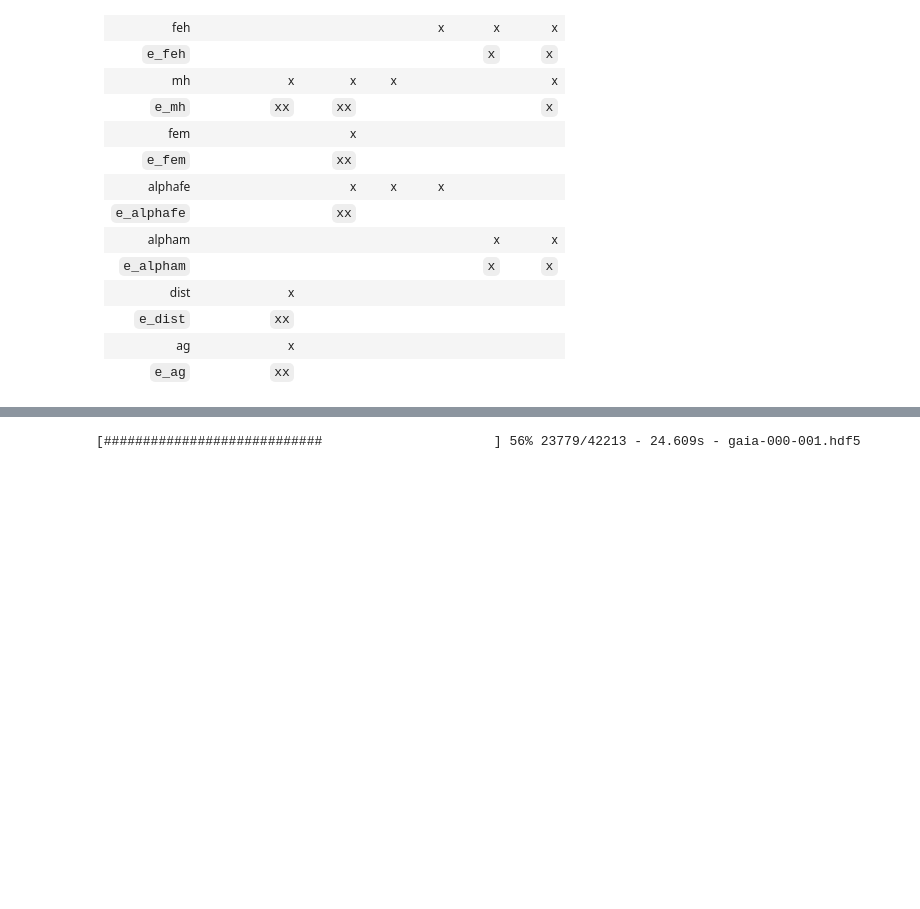
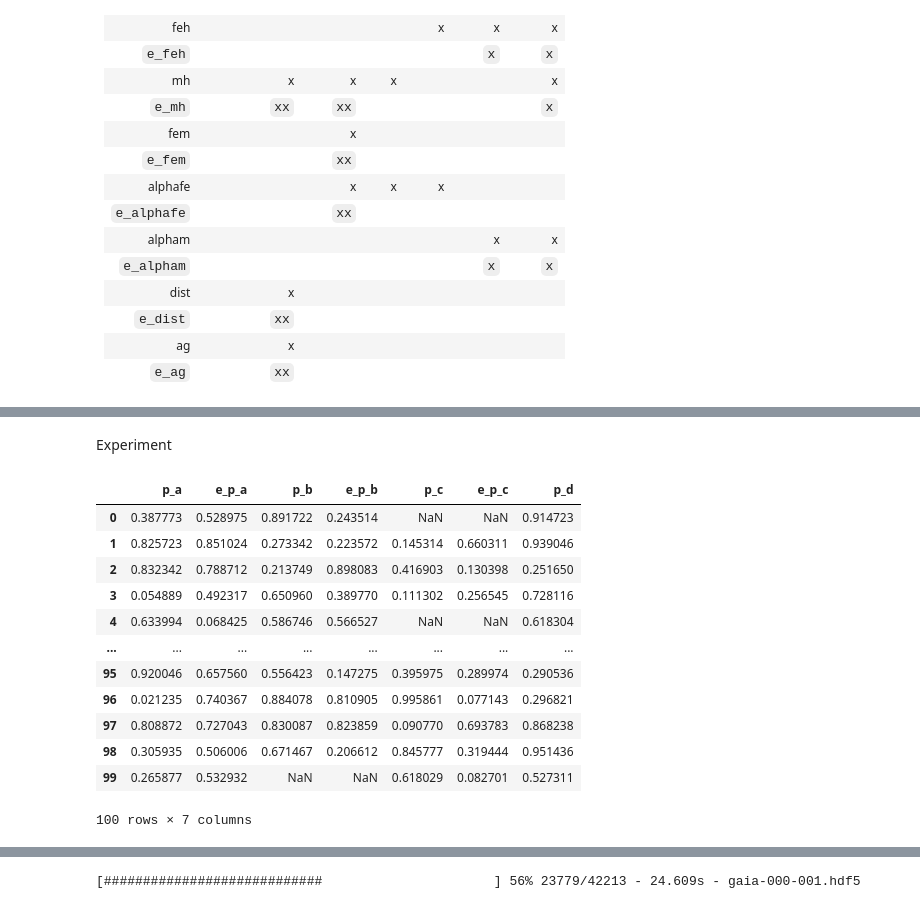
Before and after one commit to Alisyaifudin/Thesis-Project, a Jupyter notebook: 2_Cleaning/2.2. Best Parameters.ipynb, the cells around one changed output, grey strips where cells are left out. Drawn from its saved outputs; the diff is of its cells as text; code cells hidden in the pictures; blank space fills up the shorter version.

```diff
--- a/2_Cleaning/2.2. Best Parameters.ipynb
+++ b/2_Cleaning/2.2. Best Parameters.ipynb
@@ -116,0 +147,43 @@ Let's examine the details of the catalogs we are using.
+# %% [markdown]
+Experiment
+# %%
+import pandas as pd
+
+catalogs = ["a", "b", "c", "d"]
+data = {}
+rows = 100
+for catalog in catalogs:
+    m = rows - np.random.randint(0, np.floor(rows*0.5).astype(int))
+
+    # Create an array with all True values
+    setNone = np.full(rows, True)
+
+    # Set m random values to False
+    setNone[np.random.choice(N, m, replace=False)] = False
+
+    # Create an array of length N with random values
+    p = np.random.rand(rows)
+    ep = np.random.rand(rows)
+
+    # Set values in my_array to None where arr is True
+    p[setNone] = None
+    ep[setNone] = None
+    d = {f"p_{catalog}": p, f"e_p_{catalog}": ep} if catalog != "d" else {f"p_{catalog}": p}
+    data.update(d)
+
+df = pd.DataFrame(data)
+df
+# %% [output]
+|  | p_a | e_p_a | p_b | e_p_b | p_c | e_p_c | p_d |
+| 0 | 0.387773 | 0.528975 | 0.891722 | 0.243514 | NaN | NaN | 0.914723 |
+| 1 | 0.825723 | 0.851024 | 0.273342 | 0.223572 | 0.145314 | 0.660311 | 0.939046 |
+| 2 | 0.832342 | 0.788712 | 0.213749 | 0.898083 | 0.416903 | 0.130398 | 0.251650 |
+| 3 | 0.054889 | 0.492317 | 0.650960 | 0.389770 | 0.111302 | 0.256545 | 0.728116 |
+| 4 | 0.633994 | 0.068425 | 0.586746 | 0.566527 | NaN | NaN | 0.618304 |
+| ... | ... | ... | ... | ... | ... | ... | ... |
+| 95 | 0.920046 | 0.657560 | 0.556423 | 0.147275 | 0.395975 | 0.289974 | 0.290536 |
+| 96 | 0.021235 | 0.740367 | 0.884078 | 0.810905 | 0.995861 | 0.077143 | 0.296821 |
+| 97 | 0.808872 | 0.727043 | 0.830087 | 0.823859 | 0.090770 | 0.693783 | 0.868238 |
+| 98 | 0.305935 | 0.506006 | 0.671467 | 0.206612 | 0.845777 | 0.319444 | 0.951436 |
+| 99 | 0.265877 | 0.532932 | NaN | NaN | 0.618029 | 0.082701 | 0.527311 |
+100 rows × 7 columns
```
Also changed, not shown: parts of 6 cells of this notebook.
